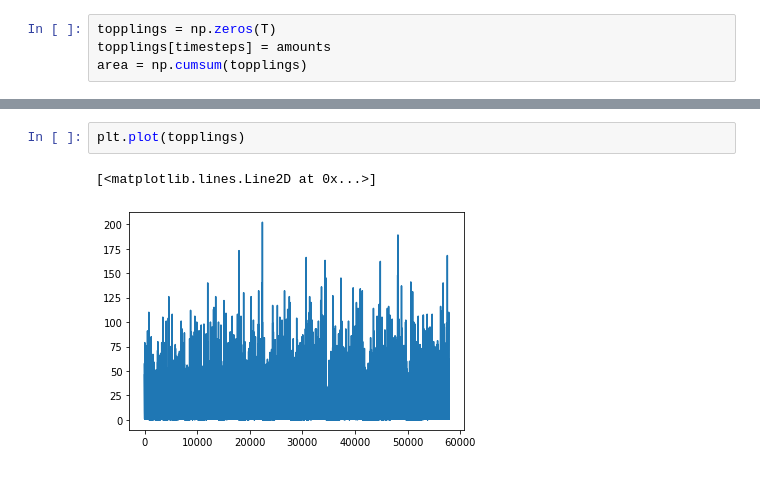
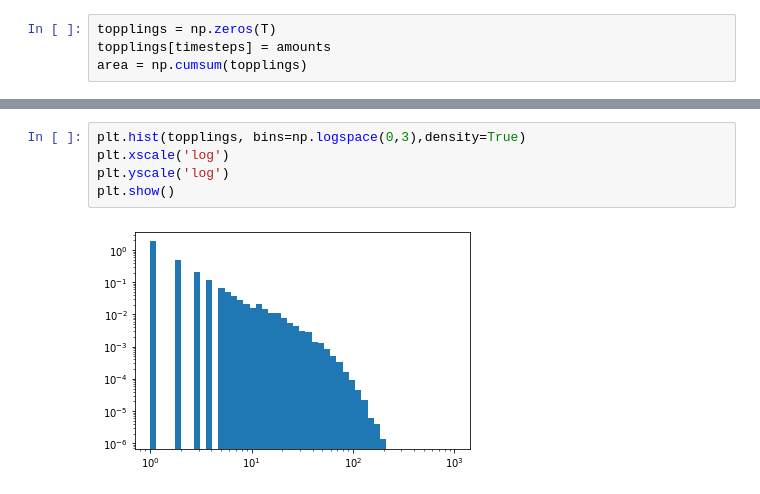
Before and after one commit to Schimmenti/Creep, a Jupyter notebook: Creep.ipynb, the cells around one changed output, grey strips where cells are left out. Cells and saved outputs as stored; diff of their text form.

```diff
--- a/Creep.ipynb
+++ b/Creep.ipynb
@@ -59,5 +91,7 @@ plt.show()
-# %%
-plt.plot(topplings)
-# %% [output]
-[<matplotlib.lines.Line2D at 0x...>]
-[figure, removed]
+# %%
+plt.hist(topplings, bins=np.logspace(0,3),density=True)
+plt.xscale('log')
+plt.yscale('log')
+plt.show()
+# %% [output]
+[figure, added]
```
Also changed, not shown: parts of 9 cells of this notebook.
